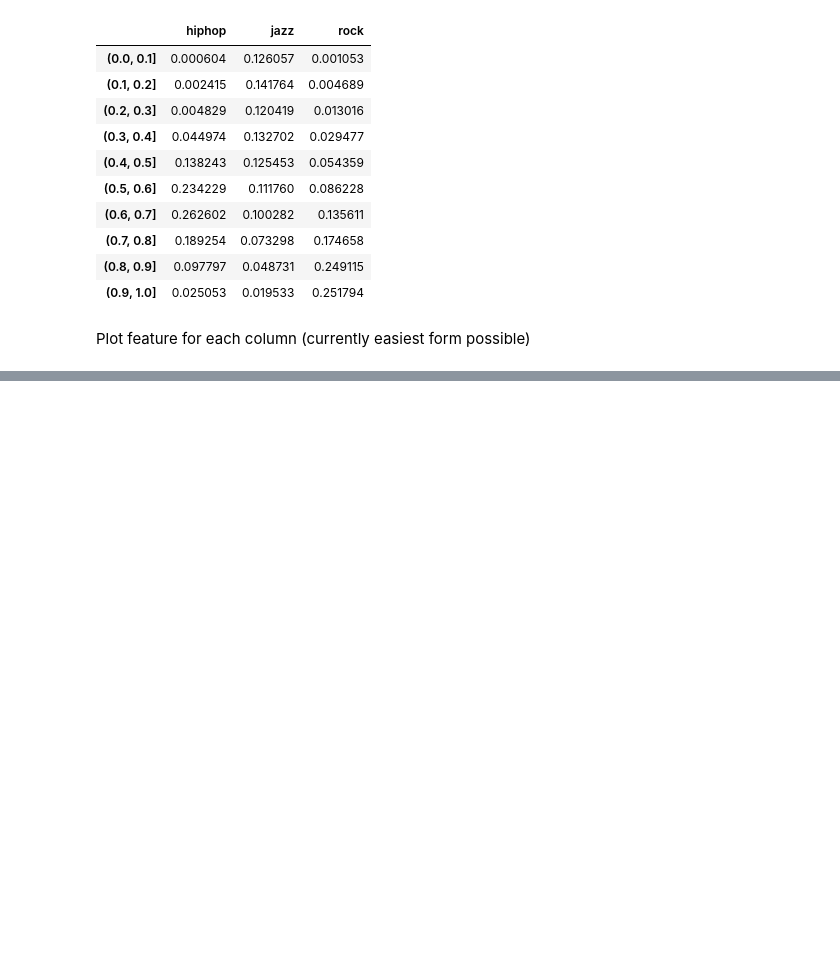
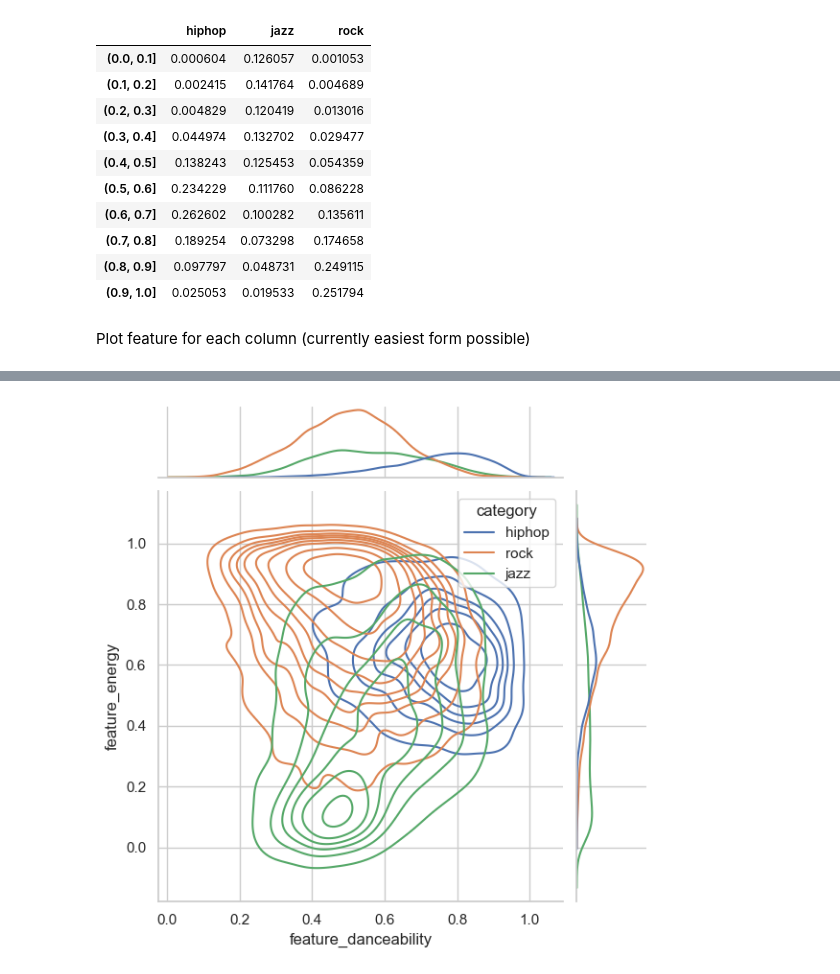
Before and after one commit to luispflamminger/spotify-genre-prediction, a Jupyter notebook: data_understanding/data_understanding_compare_features.ipynb, the cells around one changed output, grey strips where cells are left out. Cells and saved outputs as stored; diff of their text form; code cells hidden in the pictures; blank space fills up the shorter version.

```diff
--- a/data_understanding/data_understanding_compare_features.ipynb
+++ b/data_understanding/data_understanding_compare_features.ipynb
@@ -233,0 +286,17 @@ Text(0.5, 1.0, 'Feature: feature_energy')
+# %%
+
+
+df_seaborn['feature_danceability'] = df_seaborn['feature_danceability'].astype(float)
+df_seaborn['feature_energy'] = df_seaborn['feature_energy'].astype(float)
+
+df_subset_seaborn = df_seaborn.loc[df_seaborn['category'] == 'jazz']
+
+sns.set(style="whitegrid")
+
+g = sns.jointplot(
+    data=df_seaborn,
+    x="feature_danceability", y="feature_energy", hue="category",
+    kind="kde",
+)
+# %% [output]
+[figure, added]
```
Also changed, not shown: parts of 6 cells of this notebook, 2 other files.
